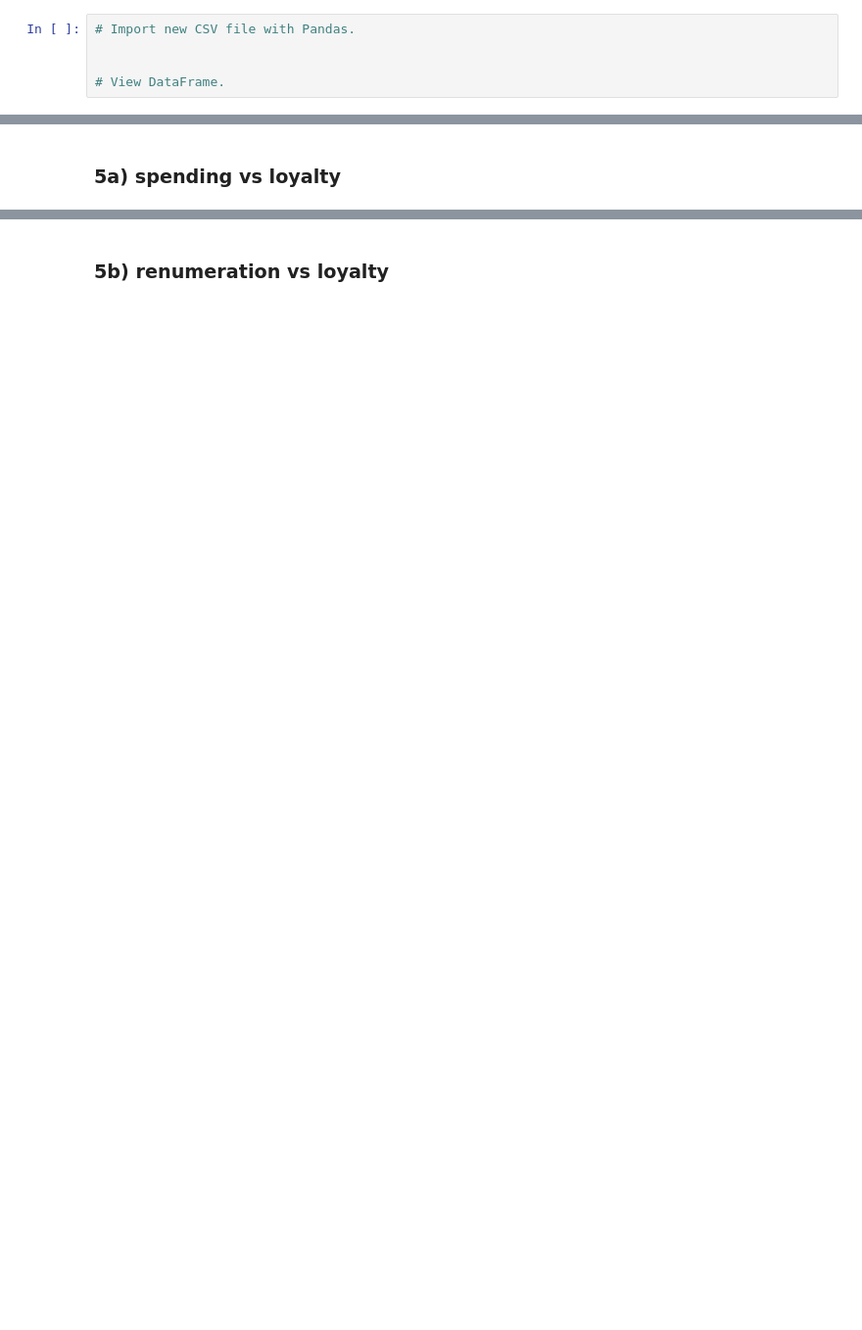
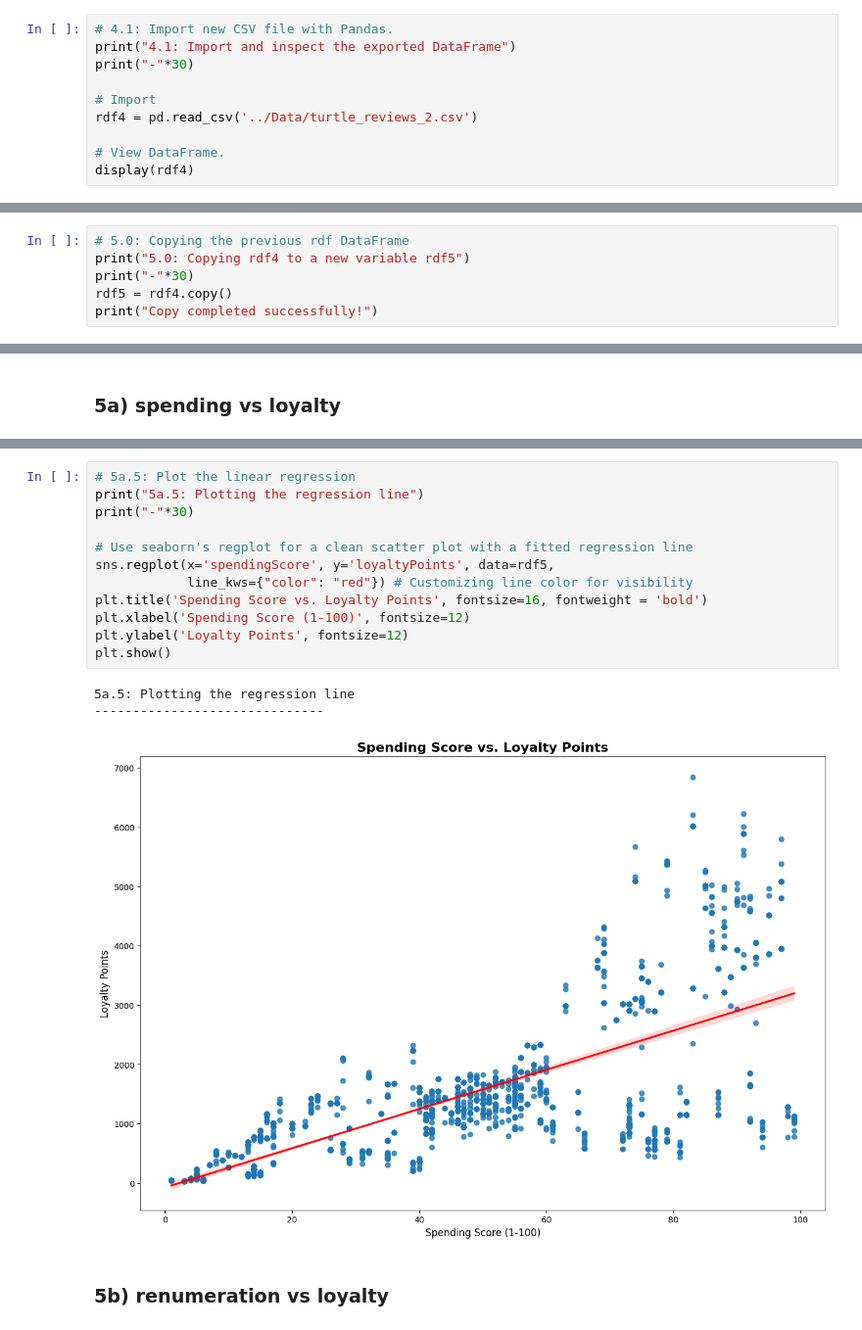
Before and after one commit to totoberni/LSE_DA301_BP, a Jupyter notebook: Python/Berni_Alberto_DA301_Assignment_Notebook.ipynb, the cells around one changed output, grey strips where cells are left out. Shown: that part at 98% size. Saved outputs shown, nothing was run; the diff lists cells and outputs as text; blank space fills up the shorter version.

```diff
--- a/Python/Berni_Alberto_DA301_Assignment_Notebook.ipynb
+++ b/Python/Berni_Alberto_DA301_Assignment_Notebook.ipynb
@@ -75,5 +301,10 @@ from statsmodels.formula.api import ols
 # %%
-# Import new CSV file with Pandas.
+# 4.1: Import new CSV file with Pandas.
+print("4.1: Import and inspect the exported DataFrame")
+print("-"*30)
 
+# Import
+rdf4 = pd.read_csv('../Data/turtle_reviews_2.csv')
 
 # View DataFrame.
+display(rdf4)
@@ -80,2 +327,8 @@ from statsmodels.formula.api import ols
 # %% [markdown]
 ## 5. Linear regression
+# %%
+# 5.0: Copying the previous rdf DataFrame
+print("5.0: Copying rdf4 to a new variable rdf5")
+print("-"*30)
+rdf5 = rdf4.copy()
+print("Copy completed successfully!")
@@ -107,3 +444,19 @@ from statsmodels.formula.api import ols
+# %%
+# 5a.5: Plot the linear regression
+print("5a.5: Plotting the regression line")
+print("-"*30)
+
+# Use seaborn's regplot for a clean scatter plot with a fitted regression line
+sns.regplot(x='spendingScore', y='loyaltyPoints', data=rdf5,
+            line_kws={"color": "red"}) # Customizing line color for visibility
+plt.title('Spending Score vs. Loyalty Points', fontsize=16, fontweight = 'bold')
+plt.xlabel('Spending Score (1-100)', fontsize=12)
+plt.ylabel('Loyalty Points', fontsize=12)
+plt.show()
+# %% [output]
+5a.5: Plotting the regression line
+------------------------------
+[figure, added]
 # %% [markdown]
 ### 5b) renumeration vs loyalty
 # %%
```
Also changed, not shown: parts of 42 cells of this notebook.
